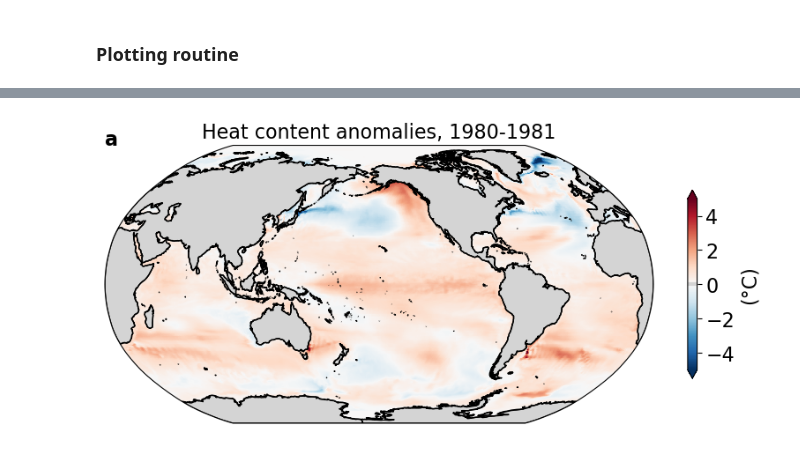
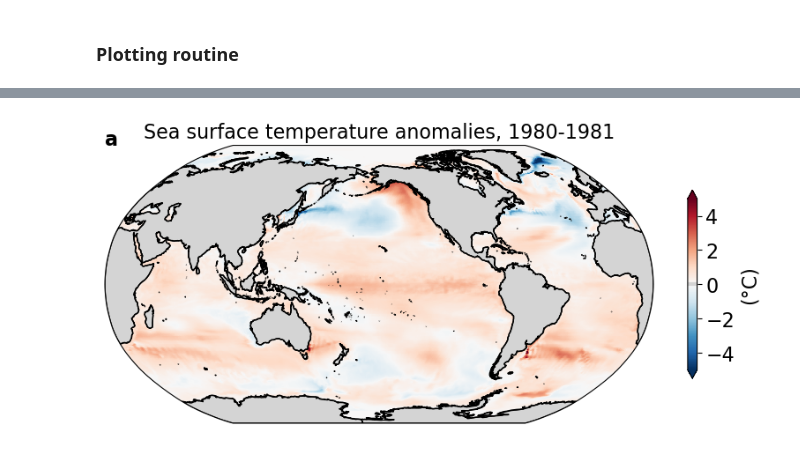
Before and after one commit to mauricehuguenin/sharing, a Jupyter notebook: Global_OHC_timeseries_and_spatial_patterns.ipynb, the cells around one changed output, grey strips where cells are left out. Drawn from its saved outputs; the diff is of its cells as text; code cells hidden in the pictures.

```diff
--- a/Global_OHC_timeseries_and_spatial_patterns.ipynb
+++ b/Global_OHC_timeseries_and_spatial_patterns.ipynb
@@ -189,7 +189,7 @@ p1 = ax1.pcolormesh(lon, lat, sst_anom, transform=ccrs.PlateCarree(), vmin=level
 # Add land, coastlines, etc.
 ax1.coastlines(resolution = '50m', linewidth=1) # add coast lines
 ax1.add_feature(cfeature.LAND, edgecolor = 'black', facecolor = [.83, .83, .83], zorder = 1)
-plt.title('Heat content anomalies, 1980-1981', fontsize=fs)
+plt.title('Sea surface temperature anomalies, 1980-1981', fontsize=fs)
 
 # add colour bar
 cb = plt.colorbar(p1, shrink=.5, orientation='vertical', extend='both');
@@ -214 +214 @@ Wall time: 9.89 s
-[figure, old version]
+[figure, new version]
```
Also changed, not shown: parts of 1 cell of this notebook.
